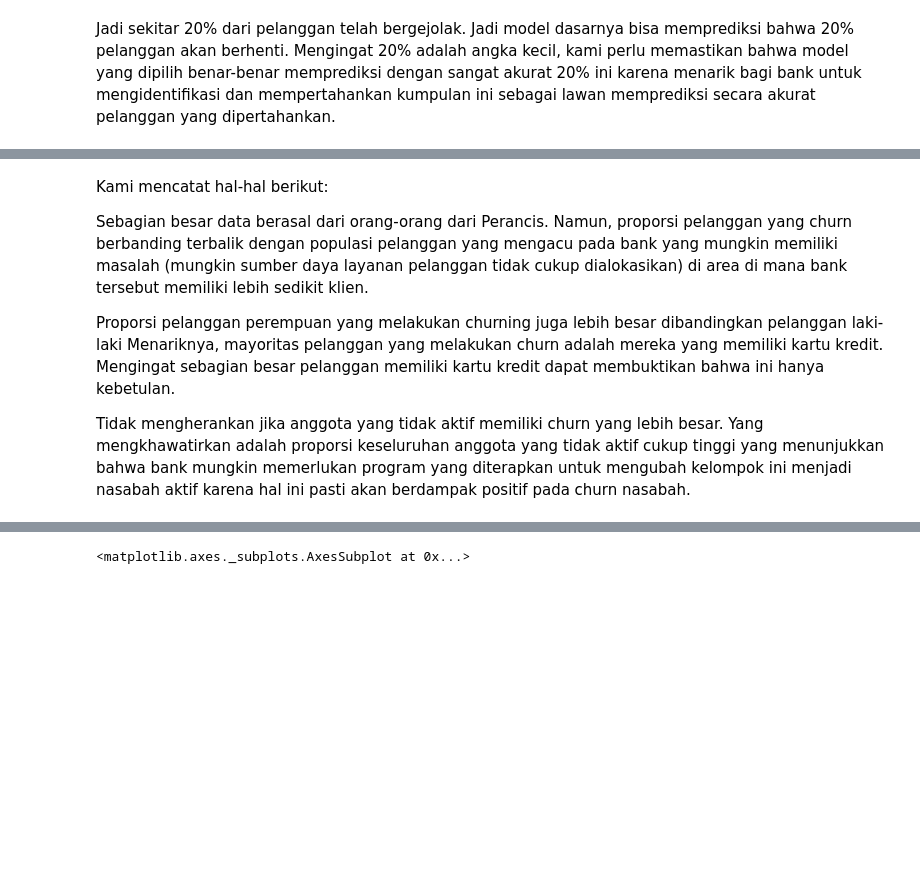
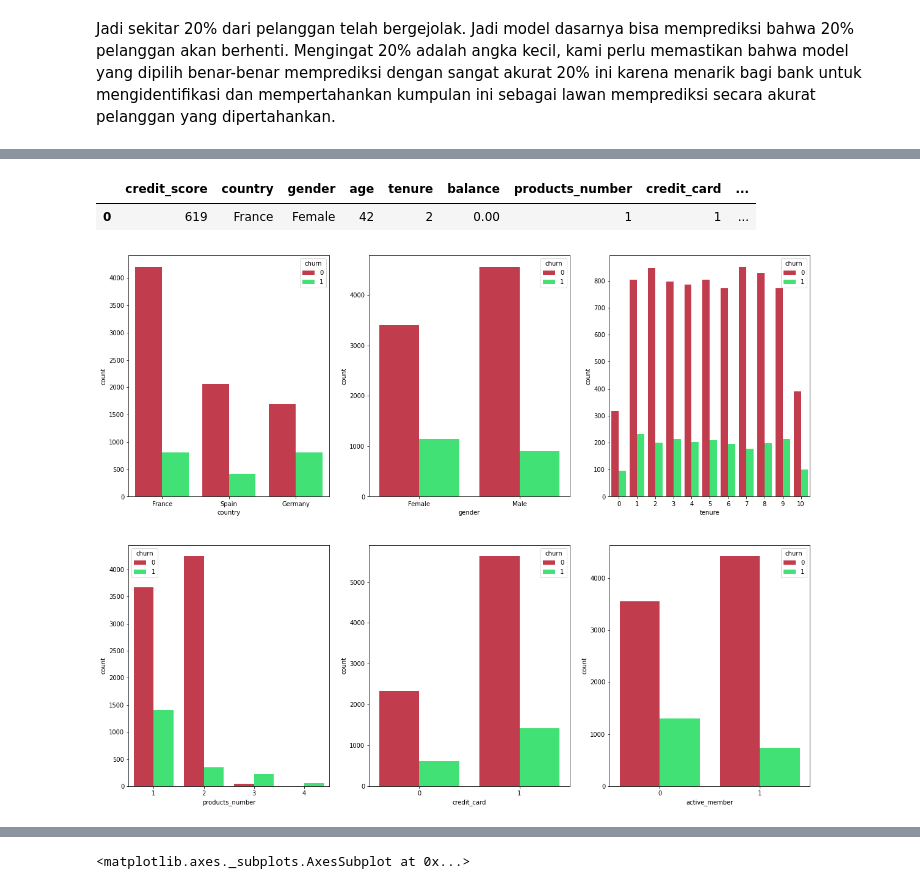
Before and after one commit to simonhosea/Project-Customer-Bank-Churn, a Jupyter notebook: Final_Project_Bank_Customer_Churn.ipynb, the cells around one changed output, grey strips where cells are left out. Drawn from its saved outputs; the diff is of its cells as text; code cells hidden in the pictures; blank space fills up the shorter version.

```diff
--- a/Final_Project_Bank_Customer_Churn.ipynb
+++ b/Final_Project_Bank_Customer_Churn.ipynb
@@ -196,9 +182,22 @@ px.histogram(df,x='country', color = 'churn',barmode = 'group')
-# %% [markdown]
-Kami mencatat hal-hal berikut:
-
-Sebagian besar data berasal dari orang-orang dari Perancis. Namun, proporsi pelanggan yang churn berbanding terbalik dengan populasi pelanggan yang mengacu pada bank yang mungkin memiliki masalah (mungkin sumber daya layanan pelanggan tidak cukup dialokasikan) di area di mana bank tersebut memiliki lebih sedikit klien.
-
-Proporsi pelanggan perempuan yang melakukan churning juga lebih besar dibandingkan pelanggan laki-laki
-Menariknya, mayoritas pelanggan yang melakukan churn adalah mereka yang memiliki kartu kredit. Mengingat sebagian besar pelanggan memiliki kartu kredit dapat membuktikan bahwa ini hanya kebetulan.
-
-Tidak mengherankan jika anggota yang tidak aktif memiliki churn yang lebih besar. Yang mengkhawatirkan adalah proporsi keseluruhan anggota yang tidak aktif cukup tinggi yang menunjukkan bahwa bank mungkin memerlukan program yang diterapkan untuk mengubah kelompok ini menjadi nasabah aktif karena hal ini pasti akan berdampak positif pada churn nasabah.
+# %%
+df.head(1)
+# %% [output]
+|  | credit_score | country | gender | age | tenure | balance | products_number | credit_card | ... |
+| 0 | 619 | France | Female | 42 | 2 | 0.00 | 1 | 1 | ... |
+# %%
+
+#Putting all the above results in a single visualization
+
+fig_data=['country', 'gender', 'tenure','products_number', 'credit_card',
+                  'active_member']
+q=1
+plt.figure(figsize=(20,16))
+# Plot a grid with count plots of all categorical variables
+for j in fig_data:
+    plt.subplot(2,3,q)
+    ax=sns.countplot(df[j],hue=df.churn, palette=['#D7263D','#27FB6B'])
+    plt.xlabel(j)
+    q+=1
+plt.show()
+# %% [output]
+[figure, added]
```
Also changed, not shown: parts of 12 cells of this notebook.
